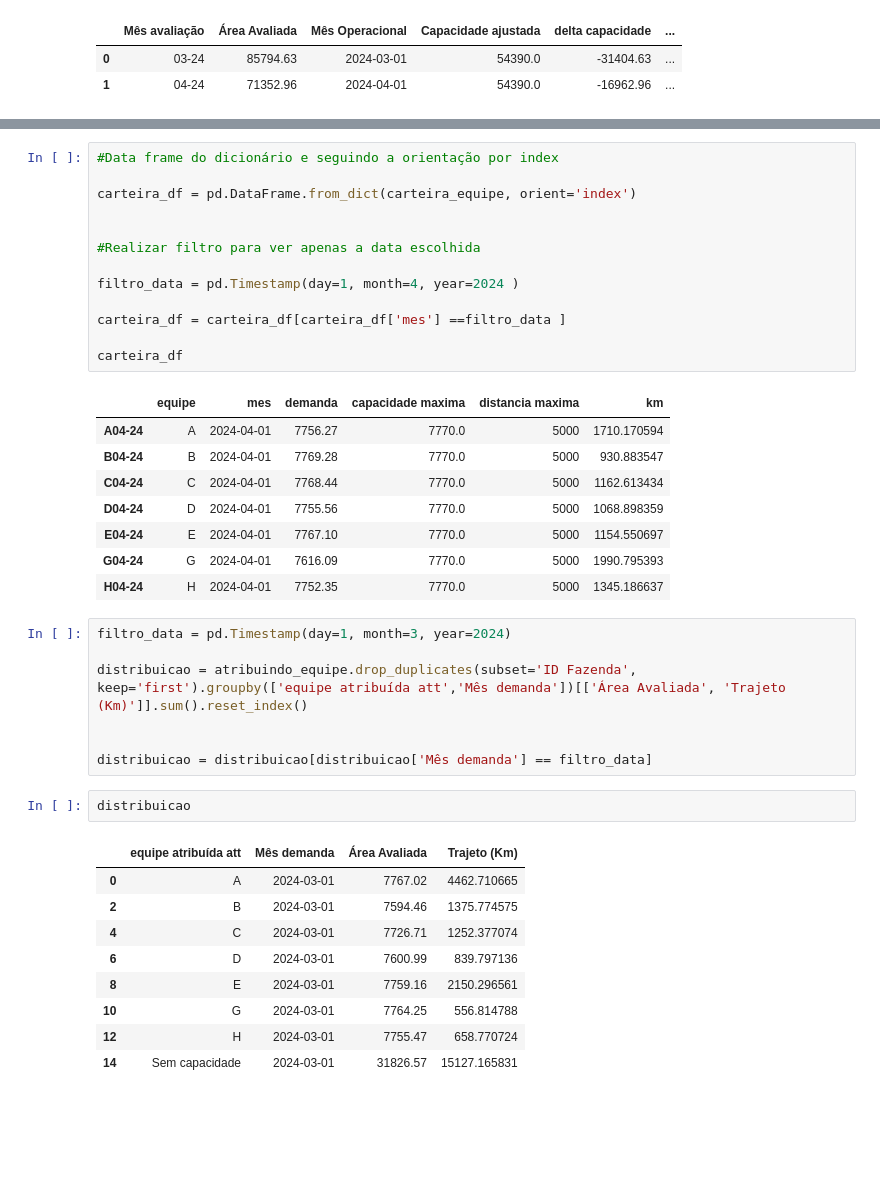
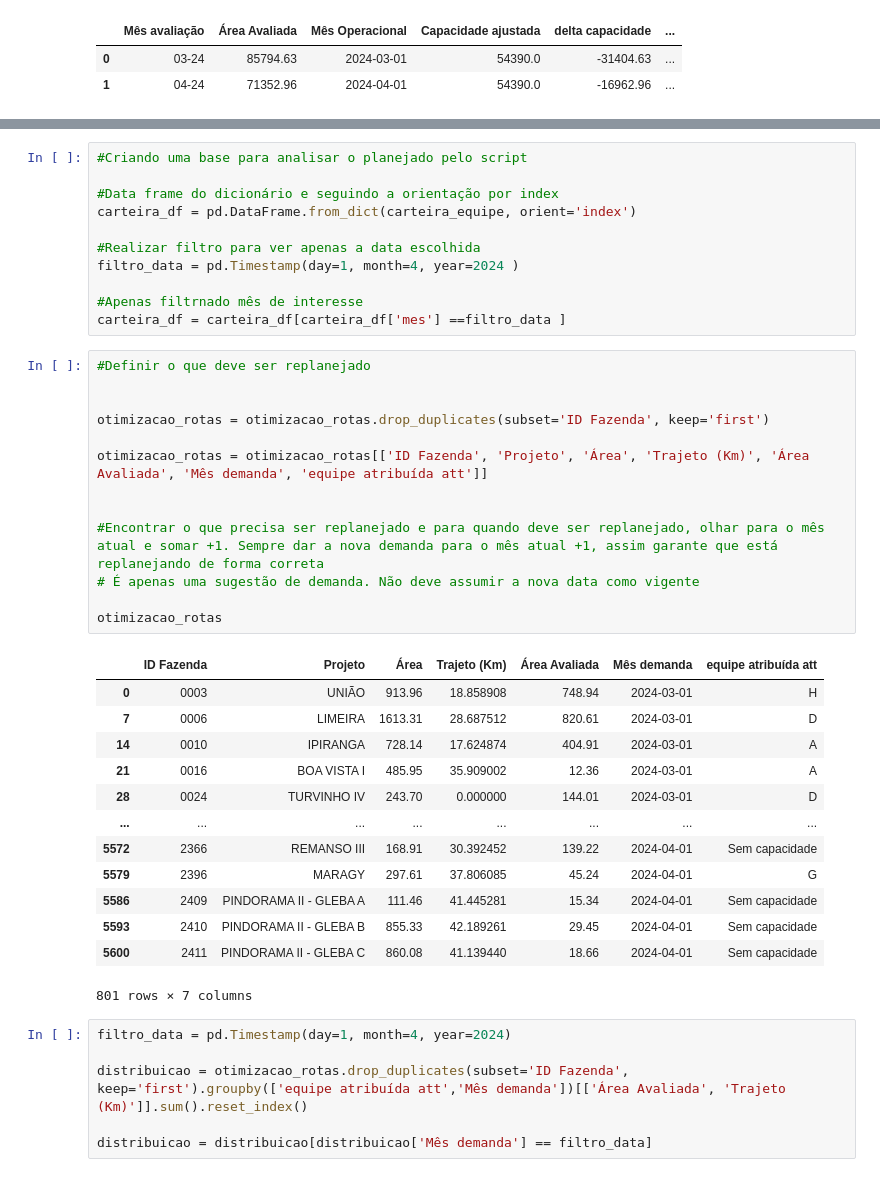
Before and after one commit to Ga-Moura/otimizacao, a Jupyter notebook: otimizacao.V2.ipynb, the cells around one changed output, grey strips where cells are left out. Drawn from its saved outputs; the diff is of its cells as text; blank space fills up the shorter version.

```diff
--- a/otimizacao.V2.ipynb
+++ b/otimizacao.V2.ipynb
@@ -378,44 +324,47 @@ Não necessário iterar
 # %%
+#Criando uma base para analisar o planejado pelo script
+
 #Data frame do dicionário e seguindo a orientação por index
-
 carteira_df = pd.DataFrame.from_dict(carteira_equipe, orient='index')
 
-
 #Realizar filtro para ver apenas a data escolhida
-
 filtro_data = pd.Timestamp(day=1, month=4, year=2024 )
 
+#Apenas filtrnado mês de interesse
 carteira_df = carteira_df[carteira_df['mes'] ==filtro_data ]
-
-carteira_df
-# %% [output]
-|  | equipe | mes | demanda | capacidade maxima | distancia maxima | km |
-| A04-24 | A | 2024-04-01 | 7756.27 | 7770.0 | 5000 | 1710.170594 |
-| B04-24 | B | 2024-04-01 | 7769.28 | 7770.0 | 5000 | 930.883547 |
-| C04-24 | C | 2024-04-01 | 7768.44 | 7770.0 | 5000 | 1162.613434 |
-| D04-24 | D | 2024-04-01 | 7755.56 | 7770.0 | 5000 | 1068.898359 |
-| E04-24 | E | 2024-04-01 | 7767.10 | 7770.0 | 5000 | 1154.550697 |
-| G04-24 | G | 2024-04-01 | 7616.09 | 7770.0 | 5000 | 1990.795393 |
-| H04-24 | H | 2024-04-01 | 7752.35 | 7770.0 | 5000 | 1345.186637 |
+# %%
+#Definir o que deve ser replanejado
+
+
+otimizacao_rotas = otimizacao_rotas.drop_duplicates(subset='ID Fazenda', keep='first')
+
+otimizacao_rotas = otimizacao_rotas[['ID Fazenda', 'Projeto', 'Área', 'Trajeto (Km)', 'Área Avaliada', 'Mês demanda', 'equipe atribuída att']]
+
+
+#Encontrar o que precisa ser replanejado e para quando deve ser replanejado, olhar para o mês atual e somar +1. Sempre dar a nova demanda para o mês atual +1, assim garante que está replanejando de forma correta
+# É apenas uma sugestão de demanda. Não deve assumir a nova data como vigente
+
+otimizacao_rotas
+# %% [output]
+|  | ID Fazenda | Projeto | Área | Trajeto (Km) | Área Avaliada | Mês demanda | equipe atribuída att |
+| 0 | 0003 | UNIÃO | 913.96 | 18.858908 | 748.94 | 2024-03-01 | H |
+| 7 | 0006 | LIMEIRA | 1613.31 | 28.687512 | 820.61 | 2024-03-01 | D |
+| 14 | 0010 | IPIRANGA | 728.14 | 17.624874 | 404.91 | 2024-03-01 | A |
+| 21 | 0016 | BOA VISTA I | 485.95 | 35.909002 | 12.36 | 2024-03-01 | A |
+| 28 | 0024 | TURVINHO IV | 243.70 | 0.000000 | 144.01 | 2024-03-01 | D |
+| ... | ... | ... | ... | ... | ... | ... | ... |
+| 5572 | 2366 | REMANSO III | 168.91 | 30.392452 | 139.22 | 2024-04-01 | Sem capacidade |
+| 5579 | 2396 | MARAGY | 297.61 | 37.806085 | 45.24 | 2024-04-01 | G |
+| 5586 | 2409 | PINDORAMA II - GLEBA A | 111.46 | 41.445281 | 15.34 | 2024-04-01 | Sem capacidade |
+| 5593 | 2410 | PINDORAMA II - GLEBA B | 855.33 | 42.189261 | 29.45 | 2024-04-01 | Sem capacidade |
+| 5600 | 2411 | PINDORAMA II - GLEBA C | 860.08 | 41.139440 | 18.66 | 2024-04-01 | Sem capacidade |
+801 rows × 7 columns
 # %%
-filtro_data = pd.Timestamp(day=1, month=3, year=2024)
+filtro_data = pd.Timestamp(day=1, month=4, year=2024)
 
-distribuicao = atribuindo_equipe.drop_duplicates(subset='ID Fazenda', keep='first').groupby(['equipe atribuída att','Mês demanda'])[['Área Avaliada', 'Trajeto (Km)']].sum().reset_index()
-
+distribuicao = otimizacao_rotas.drop_duplicates(subset='ID Fazenda', keep='first').groupby(['equipe atribuída att','Mês demanda'])[['Área Avaliada', 'Trajeto (Km)']].sum().reset_index()
 
 distribuicao = distribuicao[distribuicao['Mês demanda'] == filtro_data]
-# %%
-distribuicao
-# %% [output]
-|  | equipe atribuída att | Mês demanda | Área Avaliada | Trajeto (Km) |
-| 0 | A | 2024-03-01 | 7767.02 | 4462.710665 |
-| 2 | B | 2024-03-01 | 7594.46 | 1375.774575 |
-| 4 | C | 2024-03-01 | 7726.71 | 1252.377074 |
-| 6 | D | 2024-03-01 | 7600.99 | 839.797136 |
-| 8 | E | 2024-03-01 | 7759.16 | 2150.296561 |
-| 10 | G | 2024-03-01 | 7764.25 | 556.814788 |
-| 12 | H | 2024-03-01 | 7755.47 | 658.770724 |
-| 14 | Sem capacidade | 2024-03-01 | 31826.57 | 15127.165831 |
 # %%
 fig_srest, ax = plt.subplots(figsize=(10, 6))  # Largura de 10 polegadas e altura de 6 polegadas
 
```
Also changed, not shown: parts of 13 cells of this notebook.
